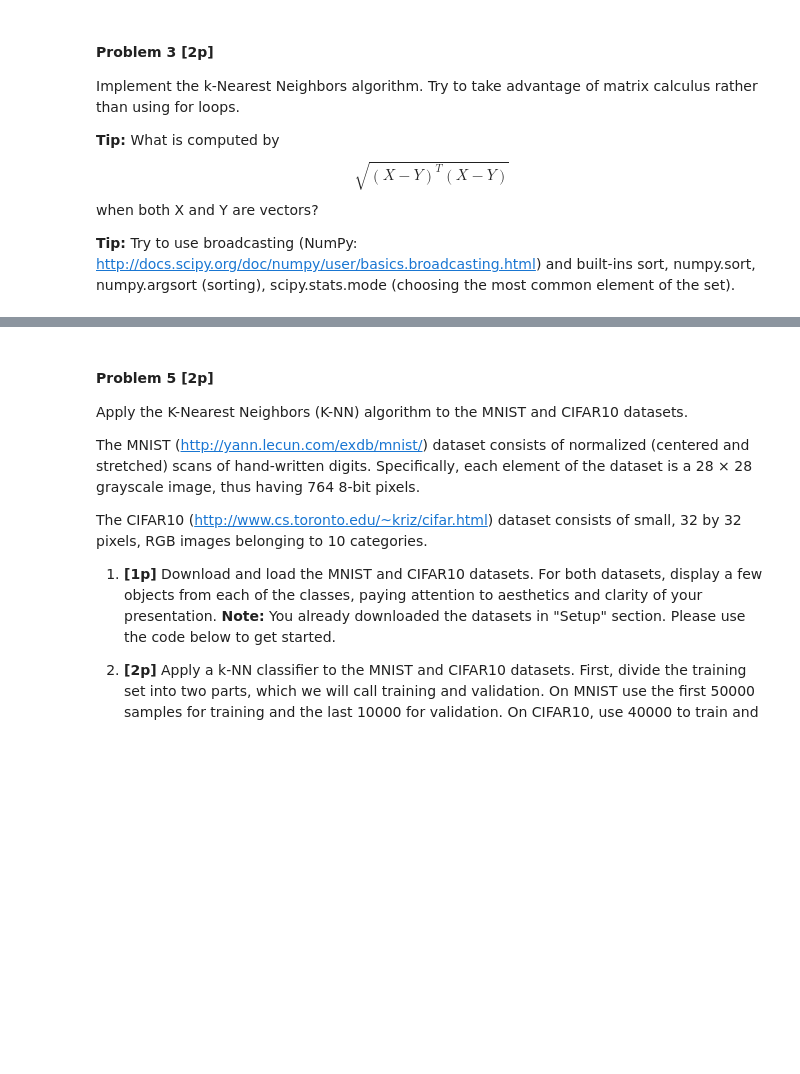
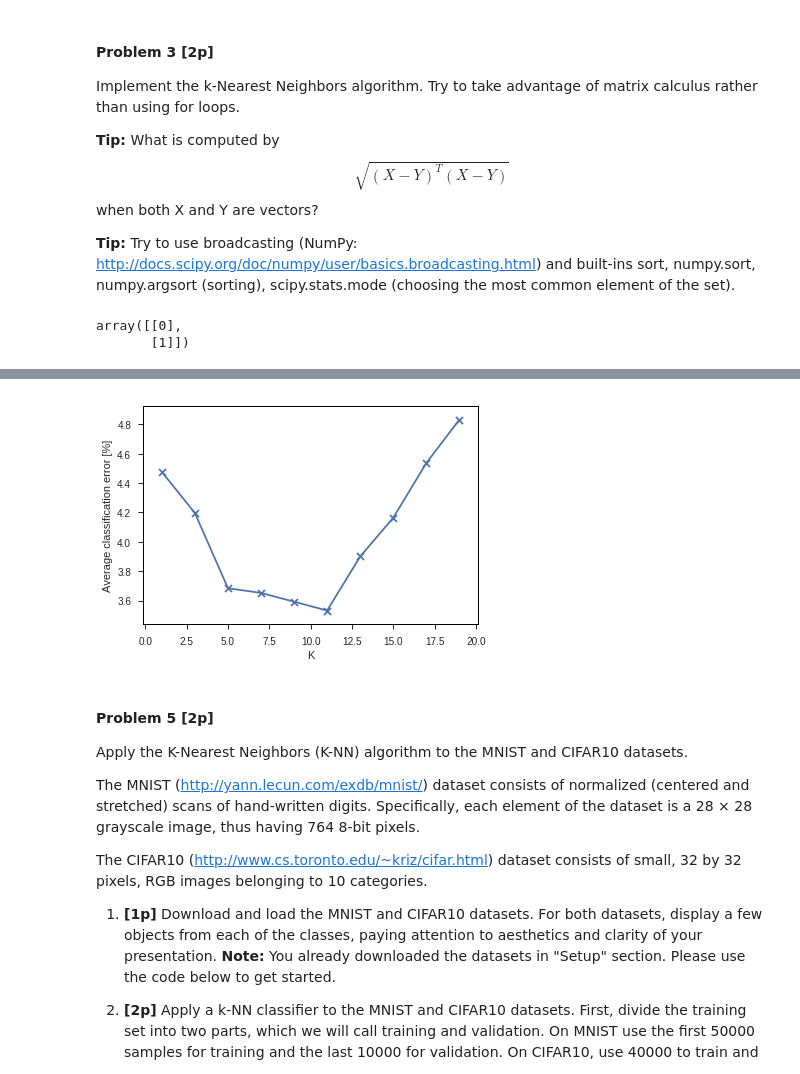
Before and after one commit to janchorowski/nn_assignments, a Jupyter notebook: assignment1/Assignment1.ipynb, the cells around one changed output, grey strips where cells are left out. Cells and saved outputs as stored; diff of their text form; code cells hidden in the pictures; blank space fills up the shorter version.

```diff
--- a/assignment1/Assignment1.ipynb
+++ b/assignment1/Assignment1.ipynb
@@ -266,6 +337,34 @@ take advantage of matrix calculus rather than using for loops.
 **Tip:** What is computed by \begin{equation} \sqrt{(X - Y)^T (X - Y)} \end{equation} when both X and Y are vectors?
 
 **Tip:** Try to use broadcasting (NumPy: http://docs.scipy.org/doc/numpy/user/basics.broadcasting.html) and built-ins sort, numpy.sort, numpy.argsort (sorting), scipy.stats.mode (choosing the most common element of the set).
+# %%
+import scipy
+
+def KNN(data, unknown, labels, K):
+    squaresData = np.sum(data**2, 1)
+    squaresUnknown = np.sum(unknown**2, 1)
+
+    scalars = -2 * np.matmul(unknown, data.T)
+    scalars += squaresUnknown.reshape(-1,1)
+    scalars += squaresData.reshape(1, data.shape[0])
+    return scipy.stats.mode(labels[np.argsort(scalars, axis=1)[:,:K]], axis=1).mode
+
+X = np.array([[1,0,2],[2,2,1],[0,1,0],[3,2,1]])
+Y = np.array([[1,1,1],[2,3,4]])
+squaresX = np.sum(X**2, 1)
+squaresY = np.sum(Y**2, 1)
+scalarsXY = -2 * np.matmul(Y, X.T)
+scalarsXY += squaresY.reshape(-1,1)
+scalarsXY += squaresX.reshape(1, X.shape[0])
+
+labels = np.array([0,1,2,1])
+labels[np.argsort(scalarsXY, axis=1)[:,:2]]
+scipy.stats.mode(labels[np.argsort(scalarsXY, axis=1)[:,:2]], axis=1).mode
+
+KNN(X,Y,labels,2)
+# %% [output]
+array([[0],
+       [1]])
 # %% [markdown]
 #### Problem 4 [2p]
 Consider the following experiment:
@@ -277,6 +376,42 @@ Do this 500 times for k ∈ {1, 3, 5, ..., 19}. Plot a function of the average n
 as the function of k. It should be similar to the one below.
 
 <img src="https://github.com/janchorowski/nn_assignments/blob/nn18/assignment1/knn.png?raw=1"/>
+# %%
+iris = datasets.load_iris()
+N = iris.data.shape[0]
+K = np.arange(1,21,2)
+iterations = 500
+
+average_errors = np.zeros(K.size)
+
+for j in range(K.size):
+    for i in range(iterations):
+        indices = np.random.permutation(N)
+        test = iris.data[indices[:N // 3], :]
+        training = iris.data[indices[N // 3 :], :]
+        training_labels = iris.target[indices[N // 3 :]]
+        test_labels = iris.target[indices[:N // 3]]
+        predictions = KNN(training, test, training_labels, K[j]).reshape(1,-1)
+        average_errors[j] += np.sum(predictions != test_labels)
+
+average_errors /= iterations
+average_errors /= N // 3
+
+ax = plt.gca()
+ax.grid(False)
+ax.spines['bottom'].set_color('black')
+ax.spines['top'].set_color('black')
+ax.spines['right'].set_color('black')
+ax.spines['left'].set_color('black')
+ax.tick_params(which='major', width=1.00)
+ax.tick_params(which='major', length=5)
+plt.plot(K, 100 * average_errors)
+plt.scatter(K, 100 * average_errors, marker='x')
+plt.xlabel("K")
+plt.ylabel("Average classification error [%]")
+plt.show()
+# %% [output]
+[figure, added]
 # %% [markdown]
 #### Problem 5 [2p]
 
```
Also changed, not shown: parts of 37 cells of this notebook, 4 other files.
